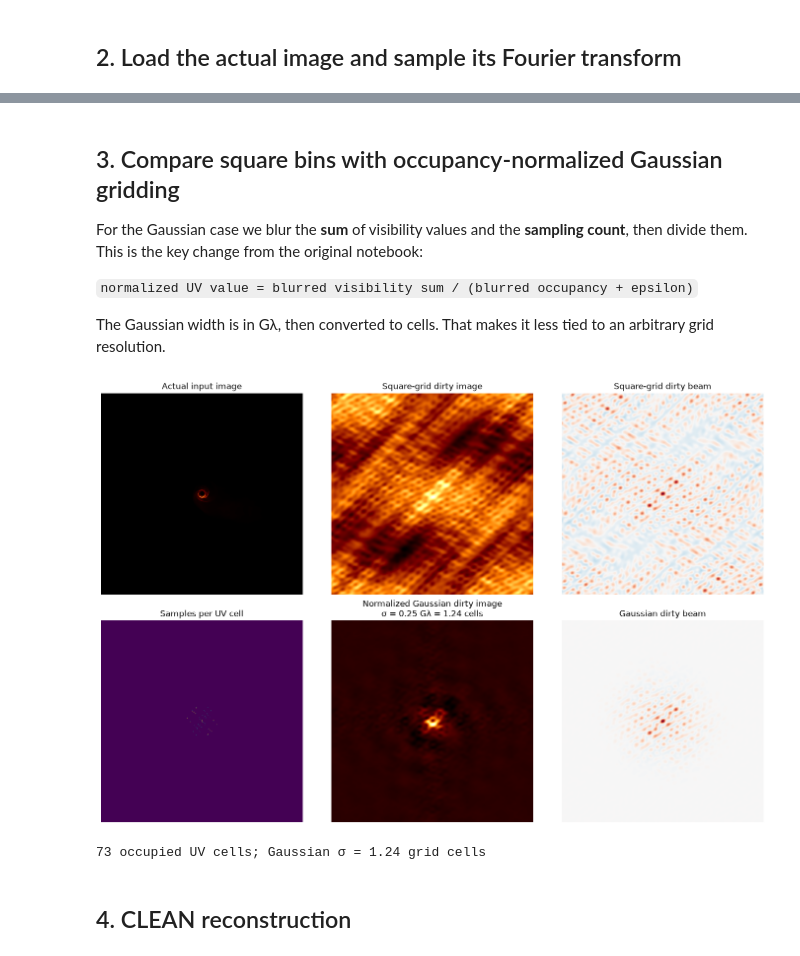
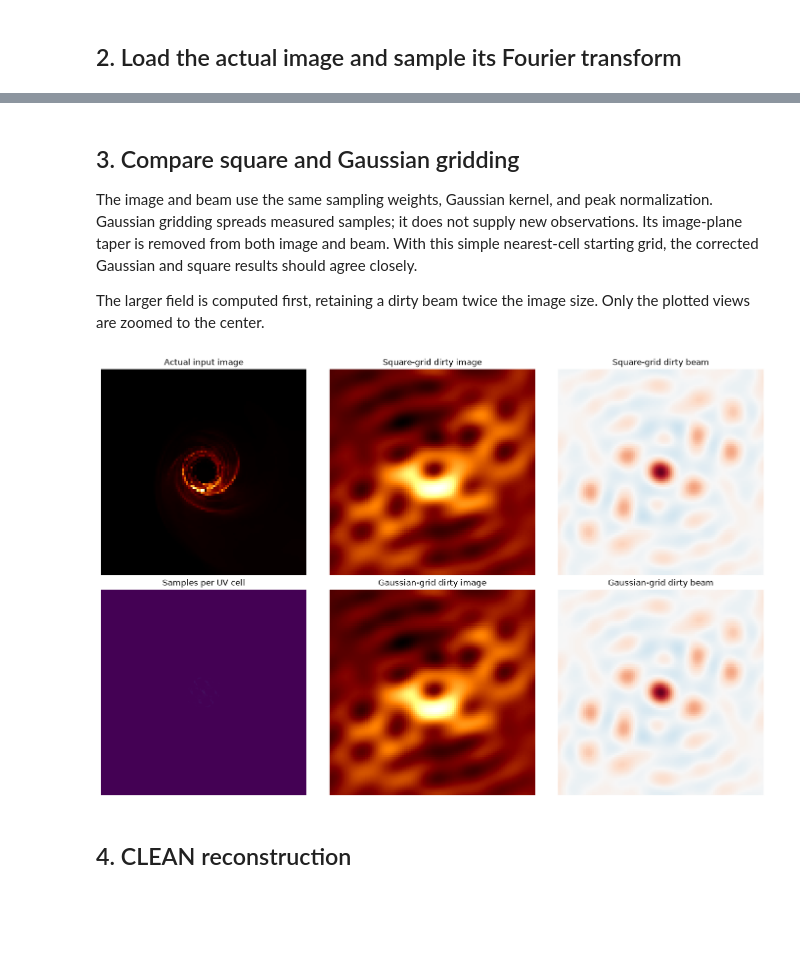
Before and after one commit to nishaadorion-pixel/ehtproject, a Jupyter notebook: CLEAN.ipynb, the cells around one changed output, grey strips where cells are left out. Cells and saved outputs as stored; diff of their text form; code cells hidden in the pictures; blank space fills up the shorter version.

```diff
--- a/CLEAN.ipynb
+++ b/CLEAN.ipynb
@@ -82,6 +89,20 @@ def calculate_uv_at_time(time_utc):
         pairs.append(f'{station_data[i][0]}–{station_data[j][0]}')
     return np.array(u), np.array(v), pairs
 
-sample_u_raw, sample_v_raw, usable_baselines = calculate_uv_at_time(SNAPSHOT_TIME_UTC)
-print(f'{SNAPSHOT_TIME_UTC:%Y-%m-%d %H:%M UTC}: {len(usable_baselines)} baselines / {len(sample_u_raw)} UV points')
+
+if OBSERVATION_MODE == 'snapshot':
+    observation_times = [SNAPSHOT_TIME_UTC]
+elif OBSERVATION_MODE == 'track':
+    start = SNAPSHOT_TIME_UTC - timedelta(hours=TRACK_HOURS / 2)
+    observation_times = [start + timedelta(minutes=m)
+                         for m in range(0, int(TRACK_HOURS * 60) + 1, CADENCE_MINUTES)]
+else:
+    raise ValueError("OBSERVATION_MODE must be 'snapshot' or 'track'.")
+
+uv_samples = [calculate_uv_at_time(time) for time in observation_times]
+sample_u_raw = np.concatenate([result[0] for result in uv_samples])
+sample_v_raw = np.concatenate([result[1] for result in uv_samples])
+print(f'{OBSERVATION_MODE}: {len(observation_times)} instants; '
+      f'{len(sample_u_raw)} UV samples including conjugates; '
+      f'{len(station_data)} listed sites, including proposed sites.')
 # %% [output]
@@ -120,11 +141,14 @@ print(f'{np.count_nonzero(np.isfinite(visibilities))} Fourier samples fall insid
 # %% [markdown]
-## 3. Compare square bins with occupancy-normalized Gaussian gridding
+## 3. Compare square and Gaussian gridding
 
-For the Gaussian case we blur the **sum** of visibility values and the **sampling count**, then divide them. This is the key change from the original notebook:
+The image and beam use the same sampling weights, Gaussian kernel, and peak
+normalization. Gaussian gridding spreads measured samples; it does not supply
+new observations. Its image-plane taper is removed from both image and beam.
+With this simple nearest-cell starting grid, the corrected Gaussian and square
+results should agree closely.
 
-`normalized UV value = blurred visibility sum / (blurred occupancy + epsilon)`
-
-The Gaussian width is in Gλ, then converted to cells. That makes it less tied to an arbitrary grid resolution.
+The larger field is computed first, retaining a dirty beam twice the image size.
+Only the plotted views are zoomed to the center.
 # %%
 def normalize_for_display(image):
     peak = np.max(np.abs(image))
@@ -160,33 +237,20 @@ def gaussian_normalized_grid(sums, counts, sigma_glambda, epsilon):
 # %%
-sums, counts = grid_visibility_sums(sample_u, sample_v, visibilities)
-square_grid = np.divide(sums, counts, out=np.zeros_like(sums), where=counts > 0)
-square_dirty_image = inverse_fourier_image(square_grid)
-square_dirty_beam = normalize_for_display(inverse_fourier_image((counts > 0).astype(float)))
+GAUSSIAN_SIGMA_CELLS = 1.0
+# Coordinates and complex visibilities include every selected observation time.
+dirty_results, counts = make_dirty_images(sample_u, sample_v, visibilities)
+square_dirty_image, square_dirty_beam = dirty_results['square']
+gaussian_dirty_image, gaussian_dirty_beam = dirty_results['gaussian']
 
-SIGMA_GLAMBDA = 0.25
-EPSILON = 1e-8
-gaussian_grid, gaussian_occupancy, sigma_cells = gaussian_normalized_grid(sums, counts, SIGMA_GLAMBDA, EPSILON)
-gaussian_dirty_image = inverse_fourier_image(gaussian_grid)
-gaussian_dirty_beam = normalize_for_display(inverse_fourier_image(gaussian_occupancy))
-
-panels = [(reference_image, 'Actual input image', 'afmhot'),
-          (square_dirty_image, 'Square-grid dirty image', 'afmhot'),
-          (square_dirty_beam, 'Square-grid dirty beam', 'RdBu_r'),
-          (counts, 'Samples per UV cell', 'viridis'),
-          (gaussian_dirty_image, f'Normalized Gaussian dirty image\nσ = {SIGMA_GLAMBDA:.2f} Gλ = {sigma_cells:.2f} cells', 'afmhot'),
-          (gaussian_dirty_beam, 'Gaussian dirty beam', 'RdBu_r')]
-fig, axes = plt.subplots(2, 3, figsize=(14, 9), constrained_layout=True)
-for ax, (image, title, cmap) in zip(axes.flat, panels):
-    if 'beam' in title.lower():
-        limit = np.max(np.abs(image)); ax.imshow(image, origin='lower', cmap=cmap, vmin=-limit, vmax=limit)
-    else:
-        ax.imshow(normalize_for_display(image), origin='lower', cmap=cmap)
-    ax.set_title(title); ax.set_axis_off()
-plt.show()
-print(f'{np.count_nonzero(counts)} occupied UV cells; Gaussian σ = {sigma_cells:.2f} grid cells')
+show_panels([
+    (reference_image, 'Actual input image', 'afmhot'),
+    (square_dirty_image, 'Square-grid dirty image', 'afmhot'),
+    (beam_view(square_dirty_beam), 'Square-grid dirty beam', 'RdBu_r'),
+    (counts, 'Samples per UV cell', 'viridis'),
+    (gaussian_dirty_image, 'Gaussian-grid dirty image', 'afmhot'),
+    (beam_view(gaussian_dirty_beam), 'Gaussian-grid dirty beam', 'RdBu_r'),
+])
 # %% [output]
-[figure, old version]
+[figure, new version]
-73 occupied UV cells; Gaussian σ = 1.24 grid cells
 # %% [markdown]
 ## 4. CLEAN reconstruction
 # %%
```
Also changed, not shown: parts of 9 cells of this notebook, 1 other file.
